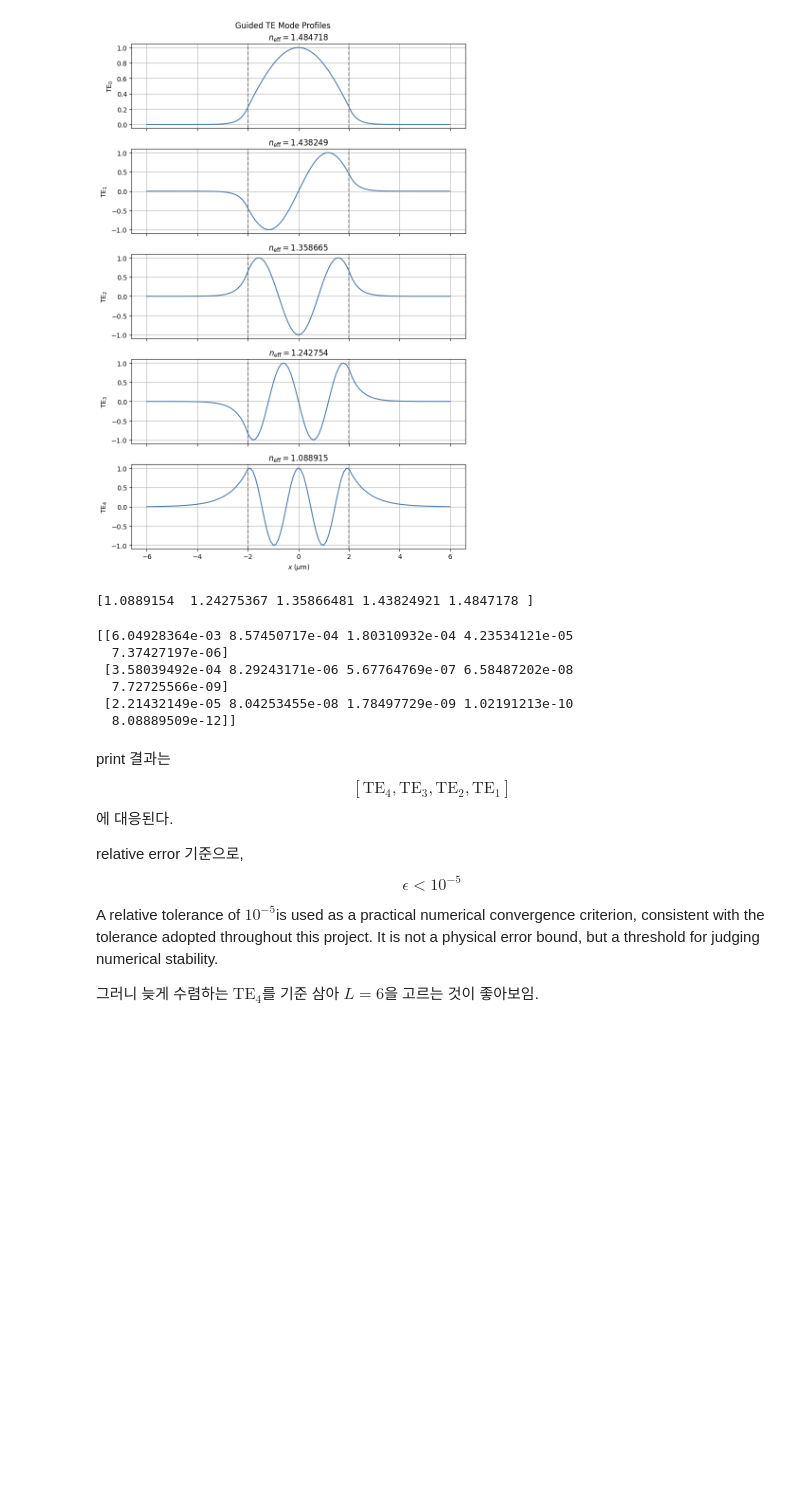
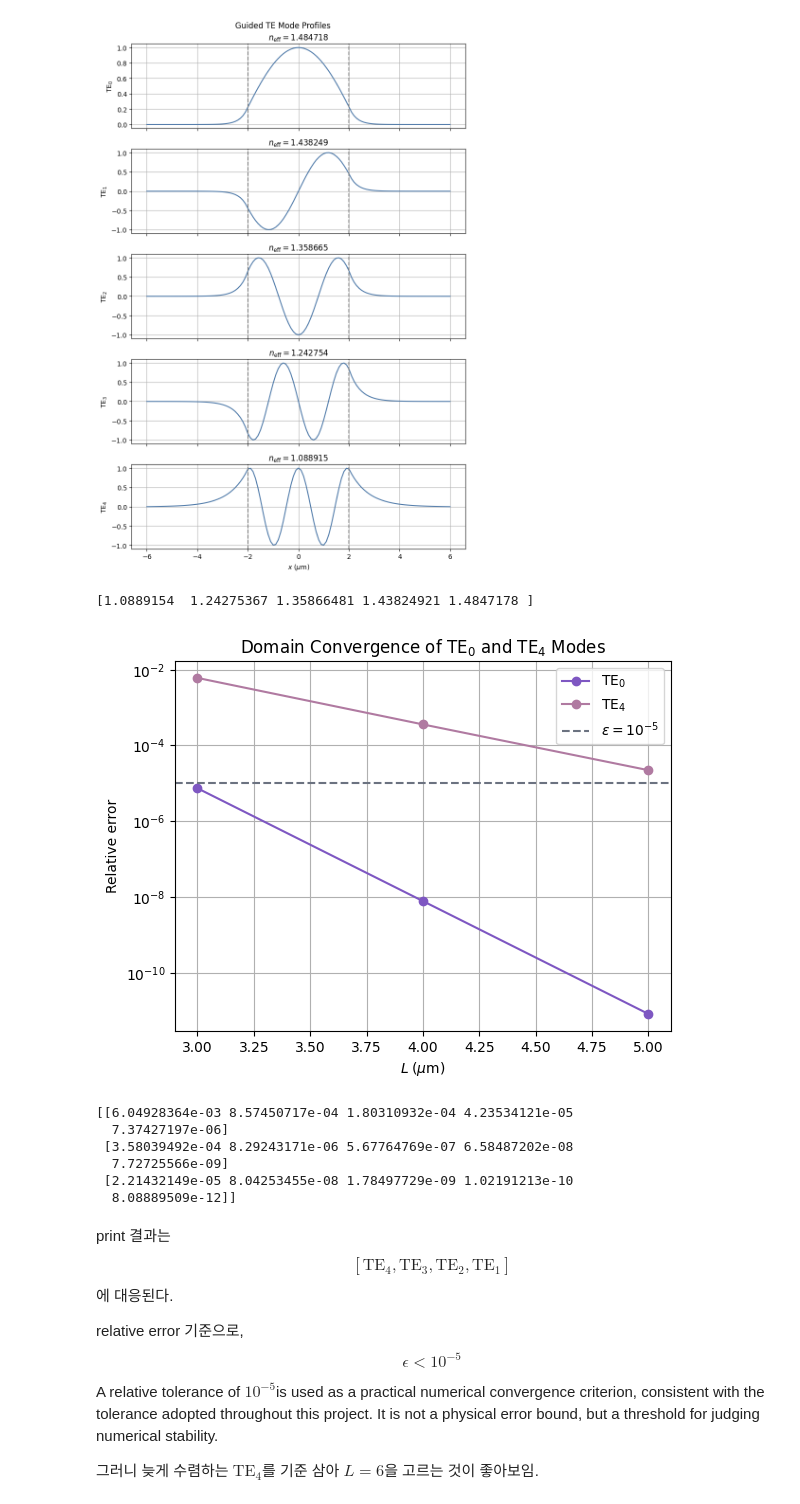
Before and after one commit to hyerim1212/maxwell-to-programmable-photonics, a Jupyter notebook: notebooks/09_guided_waves_and_dielectric_waveguide_modes.ipynb, the cells around one changed output. Saved outputs shown, nothing was run; the diff lists cells and outputs as text; code cells hidden in the pictures; blank space fills up the shorter version.

```diff
--- a/notebooks/09_guided_waves_and_dielectric_waveguide_modes.ipynb
+++ b/notebooks/09_guided_waves_and_dielectric_waveguide_modes.ipynb
@@ -614,13 +614,13 @@ eigensolver: Python/Scipy
 Homogeneous Dirichlet boundary conditions are imposed at the artificial computational boundaries, which are placed sufficiently far from the waveguide core such that the evanescent field is expected to be negligible.
 # %%
 #initial condition
-L = 3
+L_3 = 3
 delta_x = 0.1
 
-N_total = int(round((2 * L / delta_x))) + 1
+N_total = int(round((2 * L_3 / delta_x))) + 1
 N_int = N_total - 2
 
-x = np.linspace(-L, L, N_total)
+x = np.linspace(-L_3, L_3, N_total)
 
 lambda_0 = 2.0 #um
 k_0 = 2 * np.pi / lambda_0
@@ -750,13 +750,13 @@ cutoff 근처에서 지수적으로 감소하는 경향과 일치함을 확인
 **!나중에 마지막 정리할 때 영어로 바꾸기!**
 # %%
 #initial condition
-L = 6
+L_reference = 6
 delta_x = 0.1
 
-N_total = int(round((2 * L / delta_x))) + 1
+N_total = int(round((2 * L_reference / delta_x))) + 1
 N_int = N_total - 2
 
-x = np.linspace(-L, L, N_total)
+x = np.linspace(-L_reference, L_reference, N_total)
 
 lambda_0 = 2.0 #um
 k_0 = 2 * np.pi / lambda_0
@@ -852,6 +852,7 @@ reference_n = guided_neff
 L = [3, 4, 5]
 domain_values = []
 relative_errors = []
+modes = []
 
 delta_x = 0.1
 lambda_0 = 2.0 #um
@@ -873,33 +874,52 @@ for l in L:
 
     # waveguide operator
     n = slab_index_profile(x, core_width, 1.5, 1.0)
     n_int = n[1:-1]
     n_squared_diag = np.diag(n_int**2)
 
     A = D + ((k_0)**2) * n_squared_diag
 
     #eigensolver
     eigenvalues, eigenvectors = eigh(A)
 
     #
     lower_bound = (k_0 * 1.0)**2
     upper_bound = (k_0 * 1.5)**2
     guided_mask = ((eigenvalues > lower_bound) & (eigenvalues < upper_bound))
 
     guided_eigenvalues = eigenvalues[guided_mask]
     guided_eigenvectors = eigenvectors[:, guided_mask]
     guided_neff = np.sqrt(guided_eigenvalues) / k_0
 
+    modes.append(guided_neff)
+
     error = relative_error(guided_neff, reference_n)
 
     domain_values.append(l)
     relative_errors.append(error)
 
+modes = np.asarray(modes)
 domain_values = np.asarray(domain_values)
 relative_errors = np.asarray(relative_errors)
 
+plt.plot(domain_values, relative_errors[:, -1], marker="o", label="TE$_0$", color=COLORS["error"])
+plt.plot(domain_values, relative_errors[:, 0], marker="o", label="TE$_4$", color=COLORS["error_alt"])
+plt.axhline(1e-5, linestyle="--", label=r"$\epsilon = 10^{-5}$", color=COLORS["reference"])
+
+plt.yscale("log")
+
+plt.xlabel(r"$L\;(\mu\mathrm{m})$")
+plt.ylabel("Relative error")
+plt.title(r"Domain Convergence of TE$_0$ and TE$_4$ Modes")
+
+plt.legend()
+plt.grid()
+
+plt.show()
+
 print(relative_errors)
 # %% [output]
+[figure, added]
 [[6.04928364e-03 8.57450717e-04 1.80310932e-04 4.23534121e-05
   7.37427197e-06]
  [3.58039492e-04 8.29243171e-06 5.67764769e-07 6.58487202e-08
```
Also changed, not shown: parts of 5 cells of this notebook.
